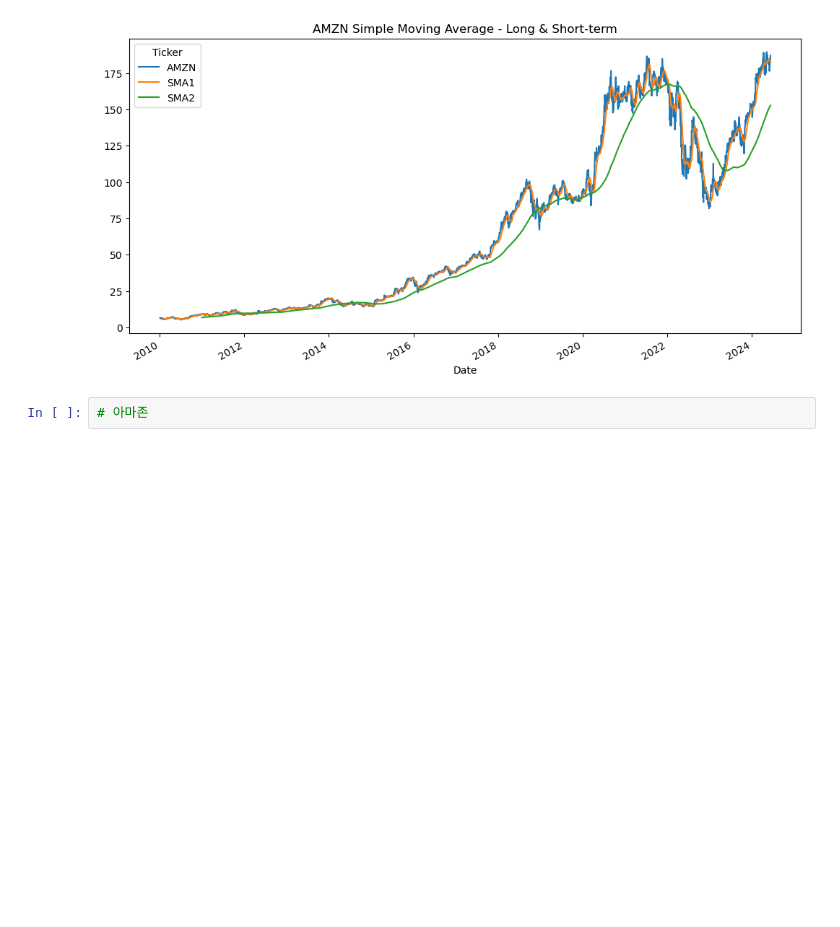
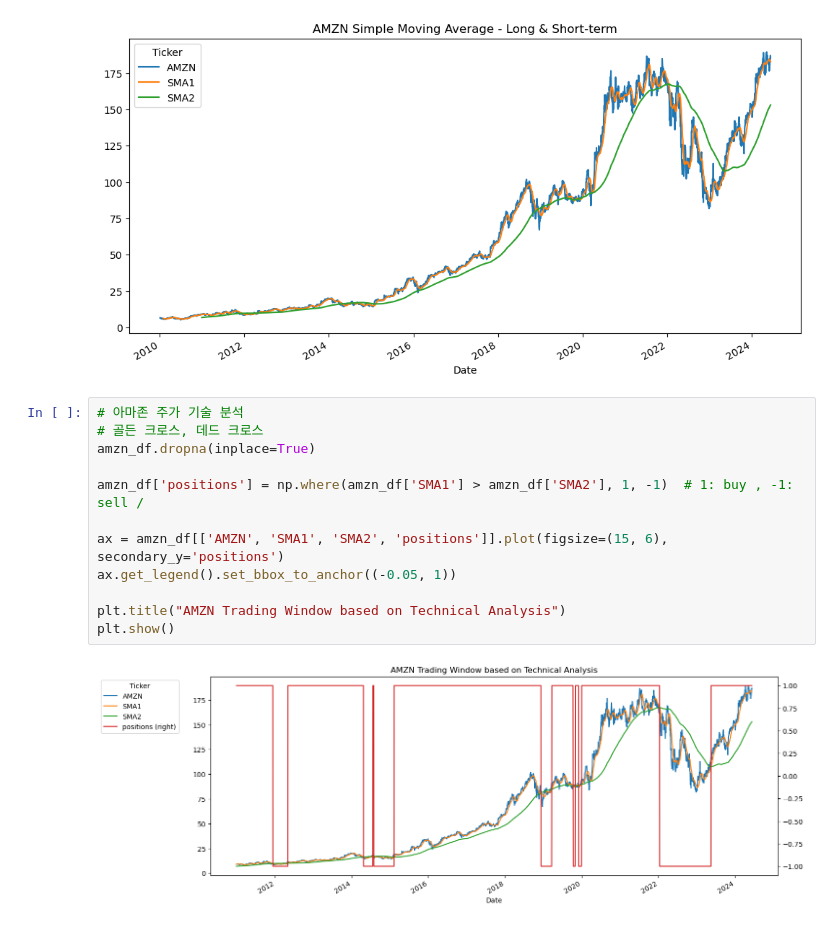
Before and after one commit to Respec-Do/study_Time_series, a Jupyter notebook: d_financial_market.ipynb, the cells around one changed output. Drawn from its saved outputs; the diff is of its cells as text; blank space fills up the shorter version.

```diff
--- a/d_financial_market.ipynb
+++ b/d_financial_market.ipynb
@@ -243,4 +246,16 @@ plt.show()
 # %% [output]
 [figure]
 # %%
-# 아마존
+# 아마존 주가 기술 분석
+# 골든 크로스, 데드 크로스
+amzn_df.dropna(inplace=True)
+
+amzn_df['positions'] = np.where(amzn_df['SMA1'] > amzn_df['SMA2'], 1, -1)  # 1: buy , -1: sell /
+
+ax = amzn_df[['AMZN', 'SMA1', 'SMA2', 'positions']].plot(figsize=(15, 6), secondary_y='positions')
+ax.get_legend().set_bbox_to_anchor((-0.05, 1))
+
+plt.title("AMZN Trading Window based on Technical Analysis")
+plt.show()
+# %% [output]
+[figure, added]
```
Also changed, not shown: parts of 15 cells of this notebook, 3 other files.
